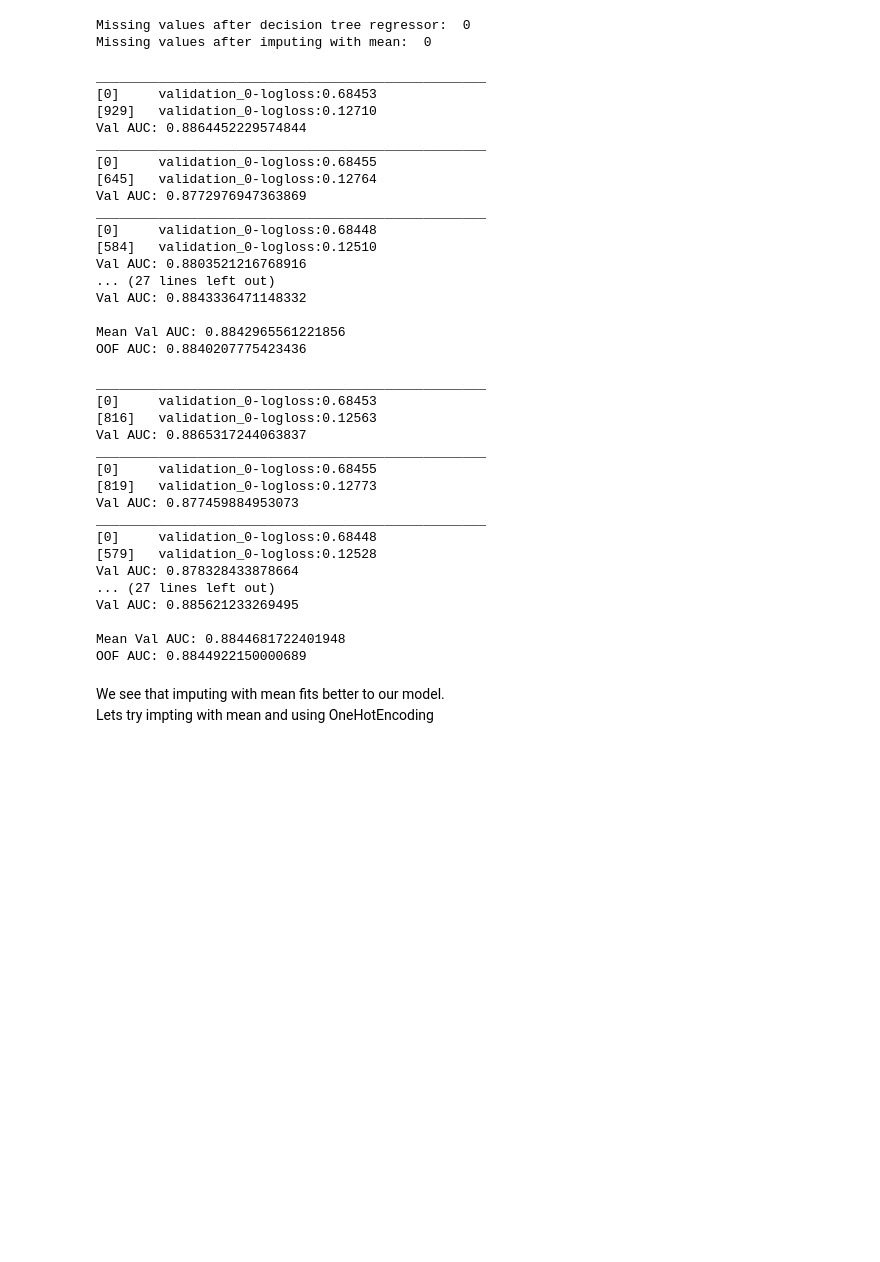
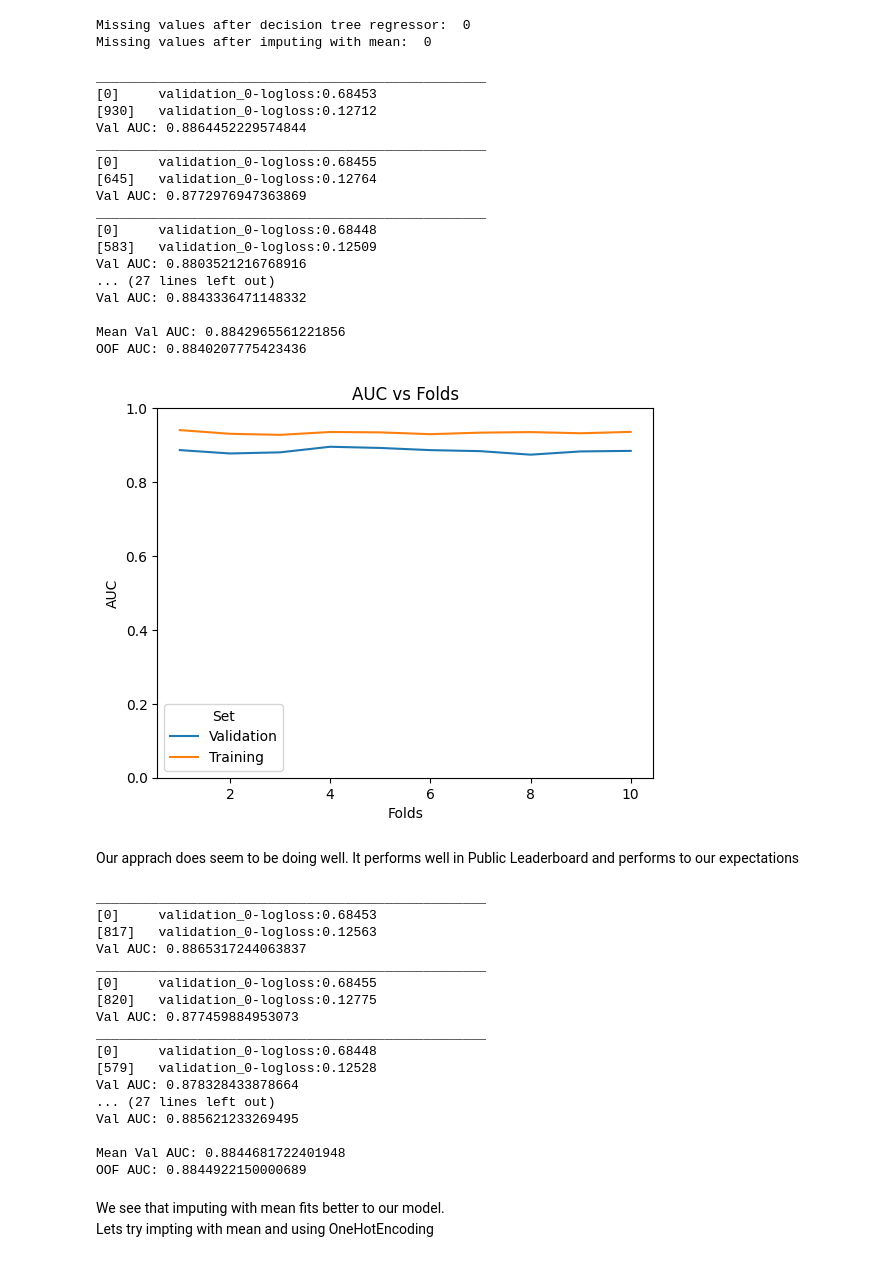
Before and after one commit to bugraaldal/ain2002-stroke-prediction, a Jupyter notebook: modeling.ipynb, the cells around one changed output. Cells and saved outputs as stored; diff of their text form; code cells hidden in the pictures; blank space fills up the shorter version.

Commit message:
added plots

```diff
--- a/modeling.ipynb
+++ b/modeling.ipynb
@@ -306,7 +308,7 @@ def XGBoost_model(synthetic_train_df, real_world_df, train_df, test_df_c, real_w
     print()
     print(f'Mean Val AUC: {np.mean(val_auc)}')
     print(f'OOF AUC: {roc_auc_score(target, oof_preds)}')
-    return test_preds, pipelines
+    return test_preds, pipelines, train_auc, val_auc
 # %%
 def impute_mean(real_world_df):
     mean_imputer = SimpleImputer(strategy="mean")
@@ -361,12 +363,12 @@ replace_unknown_s = replace_unknown_s[features]
 Missing values after decision tree regressor:  0
 Missing values after imputing with mean:  0
 # %%
-preds_ss_mean, pipelines = XGBoost_model(synthetic_train_df, real_world_df_mean, train_df, test_df_c, real_world_target, encoder=StringSimilarityEncoder(variables=categorical))
+preds_ss_mean, pipelines, train_auc, val_auc = XGBoost_model(synthetic_train_df, real_world_df_mean, train_df, test_df_c, real_world_target, encoder=StringSimilarityEncoder(variables=categorical))
 preds_ss_mean /= len(pipelines)
 # %% [output]
 __________________________________________________
 [0]     validation_0-logloss:0.68453
-[929]   validation_0-logloss:0.12710
+[930]   validation_0-logloss:0.12712
 Val AUC: 0.8864452229574844
 __________________________________________________
 [0]     validation_0-logloss:0.68455
@@ -374,24 +376,53 @@ __________________________________________________
 Val AUC: 0.8772976947363869
 __________________________________________________
 [0]     validation_0-logloss:0.68448
-[584]   validation_0-logloss:0.12510
+[583]   validation_0-logloss:0.12509
 Val AUC: 0.8803521216768916
 ... (27 lines left out)
 Val AUC: 0.8843336471148332
 
 Mean Val AUC: 0.8842965561221856
 OOF AUC: 0.8840207775423436
+# %%
+# Generate a list of epochs based on the length of val_auc/train_auc
+epochs = list(range(1, len(val_auc) + 1))
+
+# Create a DataFrame with the values and corresponding labels
+data = {'AUC': val_auc + train_auc,
+        'Set': ['Validation'] * len(val_auc) + ['Training'] * len(train_auc),
+        'Epoch': epochs + epochs}
+plot_df = pd.DataFrame(data)
+
+# Plot using seaborn
+sns.lineplot(data=plot_df, x='Epoch', y='AUC', hue='Set')
+
+# Add labels and title
+plt.xlabel('Folds')
+plt.ylabel('AUC')
+plt.title('AUC vs Folds')
+
+# Set y-axis limits to range from 0 to 1
+plt.ylim(0, 1)
+
+# Save plot
+plt.savefig("auc_folds_plot.png")
+# Show the plot
+plt.show()
+# %% [output]
+[figure, added]
+# %% [markdown]
+Our apprach does seem to be doing well. It performs well in Public Leaderboard and performs to our expectations
 # %%
-preds_ss_dt, pipelines = XGBoost_model(synthetic_train_df, real_world_df_dt, train_df, test_df_c, real_world_target, encoder=StringSimilarityEncoder(variables=categorical))
+preds_ss_dt, pipelines, _, _ = XGBoost_model(synthetic_train_df, real_world_df_dt, train_df, test_df_c, real_world_target, encoder=StringSimilarityEncoder(variables=categorical))
 preds_ss_dt /= len(pipelines)
 # %% [output]
 __________________________________________________
 [0]     validation_0-logloss:0.68453
-[816]   validation_0-logloss:0.12563
+[817]   validation_0-logloss:0.12563
 Val AUC: 0.8865317244063837
 __________________________________________________
 [0]     validation_0-logloss:0.68455
-[819]   validation_0-logloss:0.12773
+[820]   validation_0-logloss:0.12775
 Val AUC: 0.877459884953073
 __________________________________________________
 [0]     validation_0-logloss:0.68448
```
Also changed, not shown: parts of 4 cells of this notebook, 1 other file.
